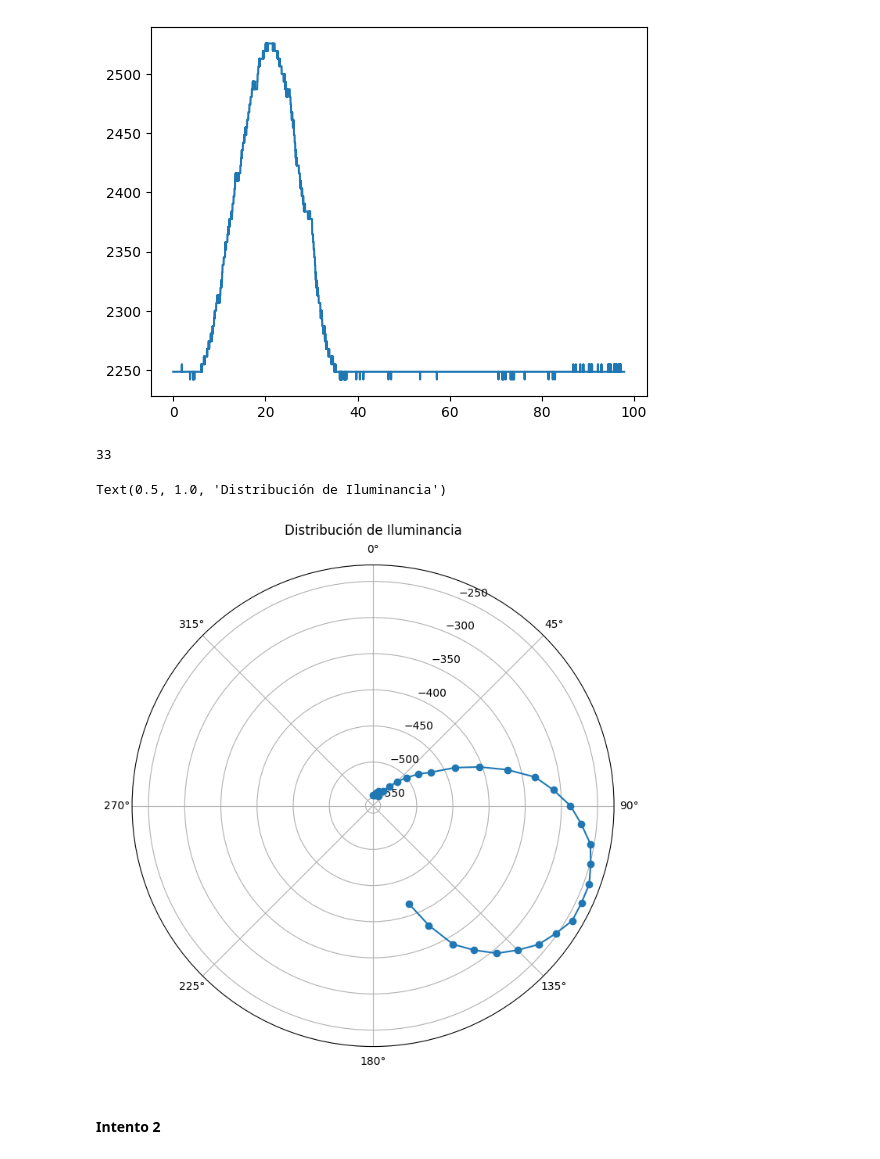
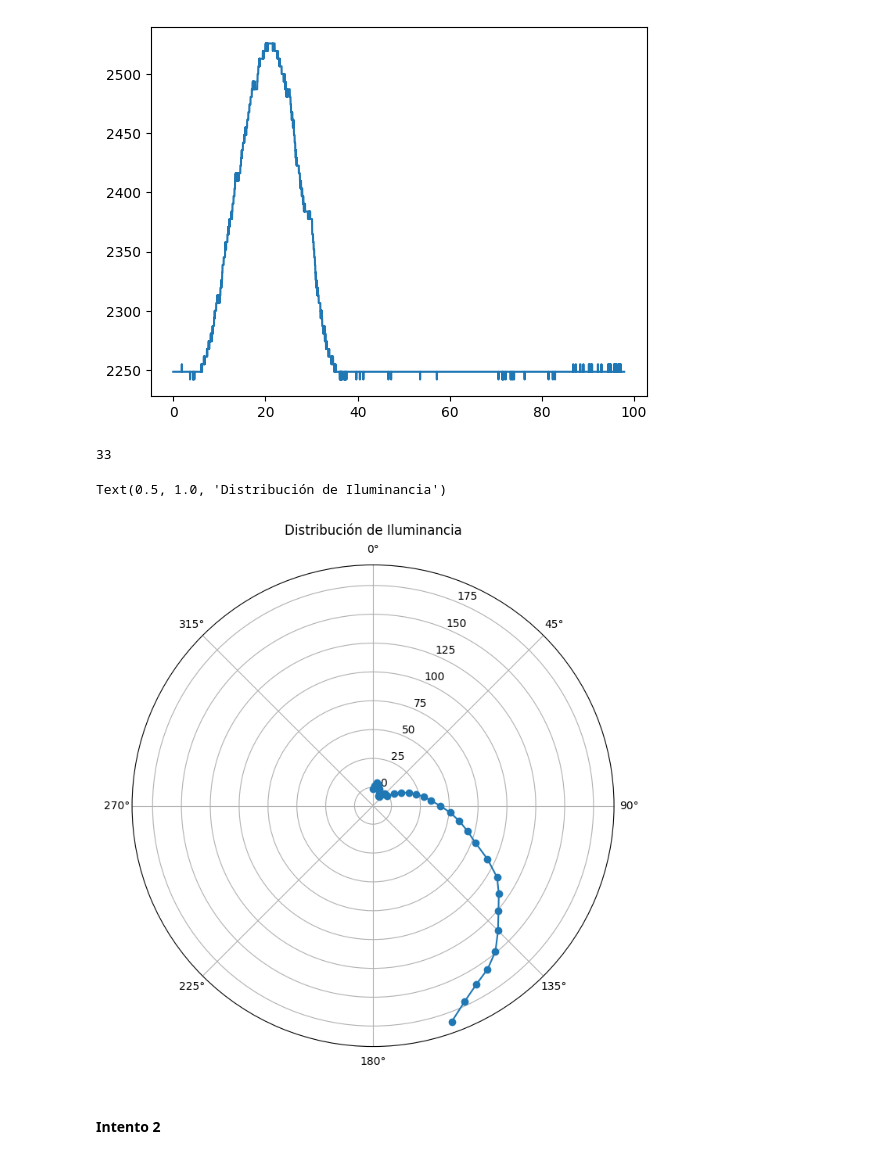
Before and after one commit to PinzonHarker/2024-II_Mediciones_Opticas, a Jupyter notebook: Exp5b_Ley_De_Malus/Exp5b_ley_de_malus.ipynb, the cells around one changed output. Cells and saved outputs as stored; diff of their text form; code cells hidden in the pictures.

```diff
--- a/Exp5b_Ley_De_Malus/Exp5b_ley_de_malus.ipynb
+++ b/Exp5b_Ley_De_Malus/Exp5b_ley_de_malus.ipynb
@@ -284,30 +286,30 @@ plt.plot(datosSensorConAnalizador["Time (s)"], datosSensorConAnalizador["Illumin
 [figure]
 # %%
 # Obtener las columnas necesarias para la gráfica
-iluminancias_filtradas = datos_filtrados["Illuminance (lx)"].values - 2375
+iluminancias_filtradas = datos_filtrados["Illuminance (lx)"].values - 2250
 
 # Generar ángulos para la gráfica polar (5 a 160 grados, con 5 grados de separación)
 angulos = np.radians(np.arange(0, 165, 5))
 
 print(len(angulos))
 
 # Interpolar las iluminancias al rango de ángulos
 iluminancias_interpoladas = np.interp(
     angulos, np.linspace(0, 2 * np.pi, len(iluminancias_filtradas), endpoint=False), iluminancias_filtradas
 )
 
 # Graficar en coordenadas polares
 fig, ax = plt.subplots(subplot_kw={'projection': 'polar'}, figsize=(8, 8))
 ax.plot(angulos, iluminancias_interpoladas, marker='o')
 
 # Configurar ejes
 ax.set_theta_zero_location("N")  # Norte en la parte superior
 ax.set_theta_direction(-1)  # Sentido horario
 ax.set_title("Distribución de Iluminancia", va='bottom')
 # %% [output]
 33
 Text(0.5, 1.0, 'Distribución de Iluminancia')
-[figure, old version]
+[figure, new version]
 # %% [markdown]
 #### Intento 2
 # %%
```
Also changed, not shown: parts of 10 cells of this notebook, 1 other file.
